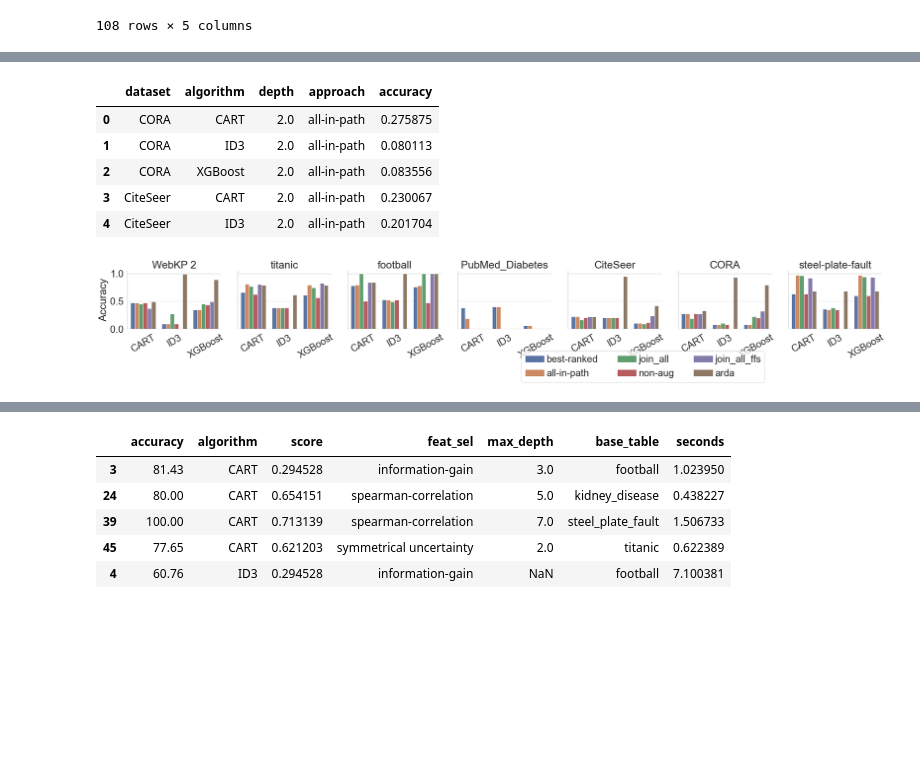
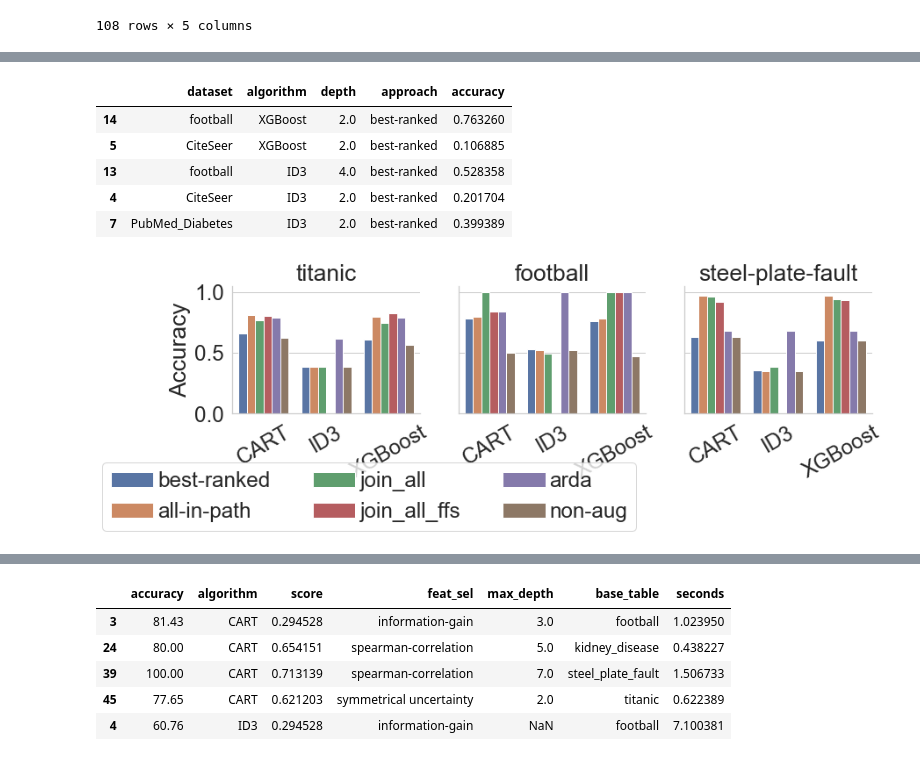
Before and after one commit to delftdata/autofeat, a Jupyter notebook: Visualisations-final.ipynb, the cells around one changed output, grey strips where cells are left out. Cells and saved outputs as stored; diff of their text form; code cells hidden in the pictures; blank space fills up the shorter version.

Commit message:
Add all plots

```diff
--- a/Visualisations-final.ipynb
+++ b/Visualisations-final.ipynb
@@ -306,43 +326,49 @@ for approach in dataframe['approach'].unique():
         join_time = dff
     else:
         join_time = pd.concat([join_time, dff])
+# %%
+# Separate into 2 datasets
+small_datasets = ['football', 'steel-plate-fault', 'titanic']
+big_datasets = ['CORA', 'WebKP 2', 'CiteSeer']
 # %%
 # Accuracy of BestRank, JoinAll and Non-Aug
 
-
+# SMALL DATASETS
 
 display(accuracy.head())
 
 label_order = {'best-ranked': 0, 'all-in-path': 1, 'join_all': 2}
 
 accuracy.sort_values(by=['algorithm'], ascending=True, inplace=True)
 accuracy.sort_values(by=['approach'], key=lambda x: x.map(label_order), inplace=True)
 
+accuracy_filtered = accuracy[accuracy["dataset"].isin(small_datasets)]
+
 
 sns.set(font_scale=2.2, style="whitegrid")
 colors = sns.color_palette("Set2")
 
-g = sns.catplot(x="algorithm", y="accuracy", hue="approach", col="dataset", data=accuracy, kind="bar", height=4,
+g = sns.catplot(x="algorithm", y="accuracy", hue="approach", col="dataset", data=accuracy_filtered, kind="bar", height=4,
                order=algs)
 
 g.set_titles("{col_name}")
 g.set_xlabels('')
 g.set_ylabels('Accuracy')
 
 loc, labels = plt.xticks()
 hh, ll = plt.gca().get_legend_handles_labels()
 
 g.set_xticklabels(labels, rotation=30)
 g._legend.remove()
 
 plt.legend(hh, ll, bbox_to_anchor=(-0.2, -1), loc=4, ncol=3, handletextpad=0.2)
 
-g.savefig('plots/accuracy-all.pdf', dpi=300, bbox_inches="tight")
+g.savefig('plots/accuracy-all-small.pdf', dpi=300, bbox_inches="tight")
 # %% [output]
 |  | dataset | algorithm | depth | approach | accuracy |
-| 0 | CORA | CART | 2.0 | all-in-path | 0.275875 |
-| 1 | CORA | ID3 | 2.0 | all-in-path | 0.080113 |
-| 2 | CORA | XGBoost | 2.0 | all-in-path | 0.083556 |
-| 3 | CiteSeer | CART | 2.0 | all-in-path | 0.230067 |
-| 4 | CiteSeer | ID3 | 2.0 | all-in-path | 0.201704 |
+| 14 | football | XGBoost | 2.0 | best-ranked | 0.763260 |
+| 5 | CiteSeer | XGBoost | 2.0 | best-ranked | 0.106885 |
+| 13 | football | ID3 | 4.0 | best-ranked | 0.528358 |
+| 4 | CiteSeer | ID3 | 2.0 | best-ranked | 0.201704 |
+| 7 | PubMed_Diabetes | ID3 | 2.0 | best-ranked | 0.399389 |
-[figure, old version]
+[figure, new version]
```
Also changed, not shown: parts of 12 cells of this notebook, 11 other files.
